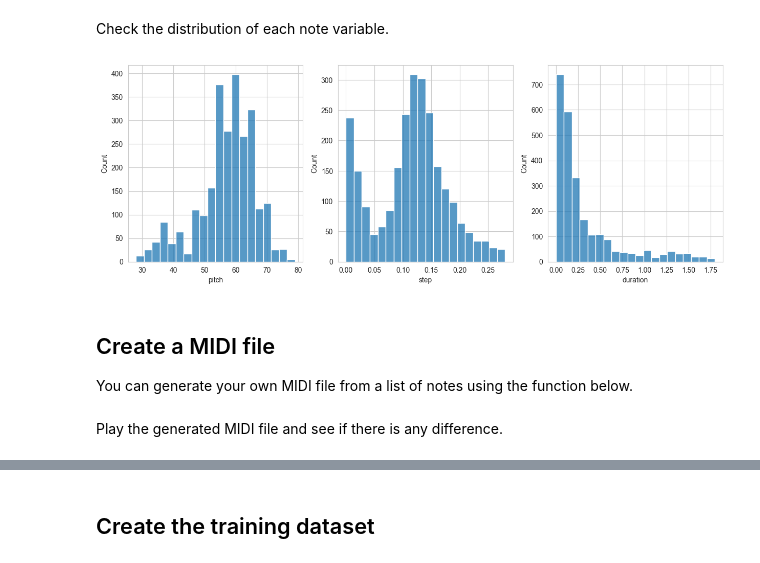
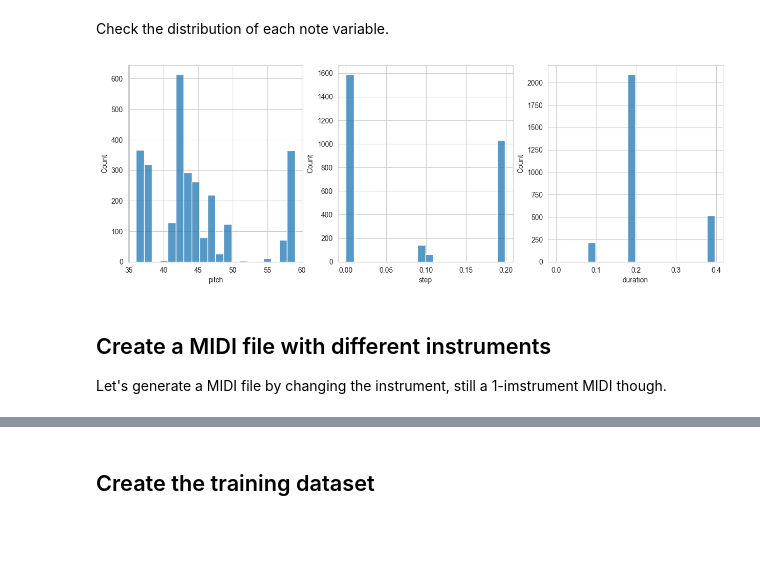
Before and after one commit to niko-todorov/CS770-DL, a Jupyter notebook: CS770-Final-NGT/src/CS770-DL-NGT-FinalProjectPhaseII.ipynb, the cells around one changed output, grey strips where cells are left out. Drawn from its saved outputs; the diff is of its cells as text; code cells hidden in the pictures; blank space fills up the shorter version.

```diff
--- a/CS770-Final-NGT/src/CS770-DL-NGT-FinalProjectPhaseII.ipynb
+++ b/CS770-Final-NGT/src/CS770-DL-NGT-FinalProjectPhaseII.ipynb
@@ -126,8 +89,2 @@ Instrument name: Acoustic Grand Piano
 # %% [markdown]
 ## Extract notes
-# %%
-for i, note in enumerate(instrument.notes[:10]):
-  note_name = pretty_midi.note_number_to_name(note.pitch)
-  duration = note.end - note.start
-  print(f'{i}: pitch={note.pitch}, note_name={note_name},'
-        f' duration={duration:.4f}')
@@ -194,15 +119,14 @@ To visualize the musical piece, plot the note pitch, start and end across the le
 # %%
-def plot_piano_roll(notes: pd.DataFrame, count: Optional[int] = None):
-  if count:
-    title = f'First {count} notes'
-  else:
-    title = f'Whole track'
+def plot_track(notes: pd.DataFrame, name: Optional[str] = None):
+    if name:
+        title = f'{name}'
+    else:
+        title = f'The whole enchilada'
     count = len(notes['pitch'])
-  plt.figure(figsize=(20, 4))
-  plot_pitch = np.stack([notes['pitch'], notes['pitch']], axis=0)
-  plot_start_stop = np.stack([notes['start'], notes['end']], axis=0)
-  plt.plot(
-      plot_start_stop[:, :count], plot_pitch[:, :count], color="b", marker=".")
-  plt.xlabel('Time [s]')
-  plt.ylabel('Pitch')
-  _ = plt.title(title)
+    plt.figure(figsize=(20, 4))
+    plot_pitch = np.stack([notes['pitch'], notes['pitch']], axis=0)
+    plot_start_stop = np.stack([notes['start'], notes['end']], axis=0)
+    plt.plot(plot_start_stop[:, :count], plot_pitch[:, :count], color="g", marker="o")
+    plt.xlabel('Time [s]')
+    plt.ylabel('Pitch')
+    _ = plt.title(title)
@@ -214,0 +133,11 @@ plot_piano_roll(raw_notes)
+# %%
+faves = (218,220,229,230,269,270,271,326,331,333,334,335,336,342)
+all_notes = []
+for i in faves:
+    print(filenames[i])
+    file = str(data_dir)+'\\'+filenames[i]
+    notes = midi_to_notes(file)
+    plot_track(notes, filenames[i])
+    all_notes.append(notes)
+all_notes = pd.concat(all_notes)
+print(f'{len(all_notes)} number of notes parsed from {len(faves)} tracks.')
@@ -230,10 +193,10 @@ def plot_distributions(notes: pd.DataFrame, drop_percentile=2.5):
 # %%
-plot_distributions(raw_notes)
+plot_distributions(notes)
 # %% [output]
-[figure, old version]
+[figure, new version]
-# %% [markdown]
-## Create a MIDI file
-
-You can generate your own MIDI file from a list of notes using the function below.
+# %% [markdown]
+## Create a MIDI file with different instruments
+
+Let's generate a MIDI file by changing the instrument, still a 1-imstrument MIDI though.
 # %%
 def notes_to_midi(
@@ -276,2 +235,0 @@ for i in _instruments:
-# %% [markdown]
-Play the generated MIDI file and see if there is any difference.
```
Also changed, not shown: parts of 69 cells of this notebook, 9 other files.
